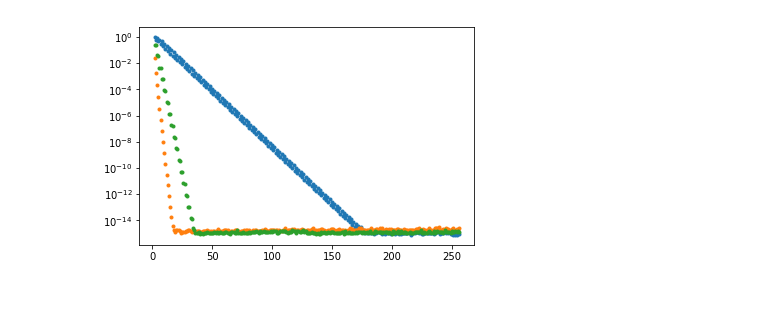
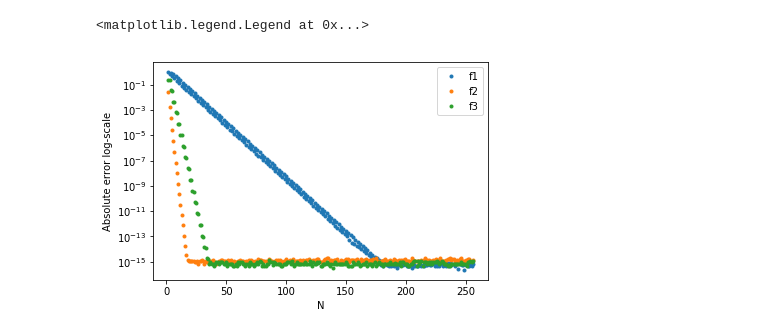
Before and after one commit to srijaniiserprinceton/APC523, a Jupyter notebook: HW3/prob2_hw2.ipynb, the cells around one changed output. Cells and saved outputs as stored; diff of their text form; code cells hidden in the pictures; blank space fills up the shorter version.

```diff
--- a/HW3/prob2_hw2.ipynb
+++ b/HW3/prob2_hw2.ipynb
@@ -165,7 +215,7 @@ for N_nodes in nodes_list:
 # %%
 import numpy.polynomial.chebyshev as cheb
 
-nodes_list = [4,8,16,100]
+nodes_list = [4,8,16]
 
 x_interp = np.linspace(-1,1,1001)
 
@@ -182,16 +232,28 @@ for N_nodes in nodes_list:
     f = lambda x: 1.0/(1.0 + 25.0*(x**2))
 
     b_cheb1 = BaryInterp(nodes_cheb1,f(nodes_cheb1),weights_cheb1)
+    rel_err1 = np.abs(f(x_interp) - b_cheb1.interp_lagrange(x_interp))/f(x_interp)
 
     b_cheb2 = BaryInterp(nodes_cheb2,f(nodes_cheb2),weights_cheb2)
+    rel_err2 = np.abs(f(x_interp) - b_cheb2.interp_lagrange(x_interp))/f(x_interp)
 
     plt.figure()
-    plt.plot(x_interp, np.abs(f(x_interp) - b_cheb1.interp_lagrange(x_interp))/f(x_interp))
+    plt.plot(x_interp, rel_err1,label='Nodes=%i'%N_nodes)
+    plt.title('CHEB 1, Max rel. error: %E'%np.amax(rel_err1))
+    plt.legend()
+    plt.xlabel('x')
+    plt.ylabel('Relative error')
 
     plt.figure()
-    plt.plot(x_interp, np.abs(f(x_interp) - b_cheb2.interp_lagrange(x_interp))/f(x_interp))
+    plt.plot(x_interp, rel_err2,label='Nodes=%i'%N_nodes)
+    plt.title('CHEB 2, Max rel. error: %E'%np.amax(rel_err2))
+    plt.legend()
+    plt.xlabel('x')
+    plt.ylabel('Relative error')
 
     plt.figure()
-    plt.plot(x_interp, f(x_interp))
-    plt.plot(x_interp, b_cheb2.interp_lagrange(x_interp))
+    plt.plot(x_interp, f(x_interp), label='Exact function')
+    plt.plot(x_interp, b_cheb2.interp_lagrange(x_interp), label='Interpolated function')
+    plt.title('Nodes = %i'%N_nodes)
+    plt.legend()
 # %% [output]
@@ -210,7 +271,7 @@ for N_nodes in nodes_list:
 # %%
 import numpy.polynomial.chebyshev as cheb
 
-x_interp = np.linspace(-1,1,1001)
+x_interp = np.linspace(-1,1,101)
 
 def f1(x):
     return np.abs(x)
@@ -224,7 +285,7 @@ def f3(x):
 f_val = np.array([f1(x_interp),f2(x_interp),f3(x_interp)])
 f = [f1, f2, f3]
 
-
+#Array to store the absolute errors in each case
 error_interp = np.zeros([3, 255])
 
 for N_nodes in range(2, 257, 1):  #number of nodes go from 1 to 256
@@ -241,6 +302,9 @@ for N_nodes in range(2, 257, 1):  #number of nodes go from 1 to 256
 
 for i in range(3):
 
-    plt.loglog(np.array(range(2,257,1)),error_interp[i],'.')
-    plt.loglog(np.array(range(2,257,1)),1/(np.array(range(2,257,1)))**(2*i+1),'-')
+    plt.loglog(np.array(range(2,257,1)),error_interp[i],'.',label='k=%i'%(2*i+1))
+    plt.loglog(np.array(range(2,257,1)),1/(np.array(range(2,257,1)))**(2*i+1),'-',label='1/N^%i'%(2*i+1))
+    plt.legend()
+    plt.ylabel('Absolute error log-scale')
+    plt.xlabel('N log-scale')
 # %% [output]
@@ -248,40 +320,44 @@ for i in range(3):
 # %%
 import numpy.polynomial.chebyshev as cheb
 
-x_interp = np.linspace(-1,1,10001)
+x_interp = np.linspace(-1,1,1001)
 
 def f1(x):
     return 1.0/(1.0 + 25.0*(x**2))
 
 def f2(x):
     return np.sqrt(x + 3)
 
 def f3(x):
     return np.tan(x)
 
 f_val = np.array([f1(x_interp),f2(x_interp),f3(x_interp)])
 f = [f1, f2, f3]
 
 
 error_interp = np.zeros([3, 255])
 
 for N_nodes in range(2, 257, 1):  #number of nodes go from 1 to 256
 
     nodes_cheb2 = cheb.chebpts2(N_nodes)
     weights_cheb2 = chebweights2(len(nodes_cheb2))
 
     f_eval = [f[0](nodes_cheb2), f[1](nodes_cheb2), f[2](nodes_cheb2)]
 
     for i in range(3):
 
         b_cheb2 = BaryInterp(nodes_cheb2, f_eval[i], weights_cheb2)
 
         error_interp[i, N_nodes - 2] = np.amax(np.abs(f_val[i,:] - b_cheb2.interp_lagrange(x_interp)))
 
 
 for i in range(3):
 
-    plt.semilogy(np.array(range(2,257,1)),error_interp[i],'.')
-    #plt.semilogy(1/(np.array(range(2,257,1)))**1,error_interp[i],'.')
+    plt.semilogy(np.array(range(2,257,1)),error_interp[i],'.',label='f%i'%(i+1))
+    plt.ylabel('Absolute error log-scale')
+    plt.xlabel('N')
+
+plt.legend()
 # %% [output]
+<matplotlib.legend.Legend at 0x...>
-[figure, old version]
+[figure, new version]
```
Also changed, not shown: parts of 21 cells of this notebook, 2 other files.
